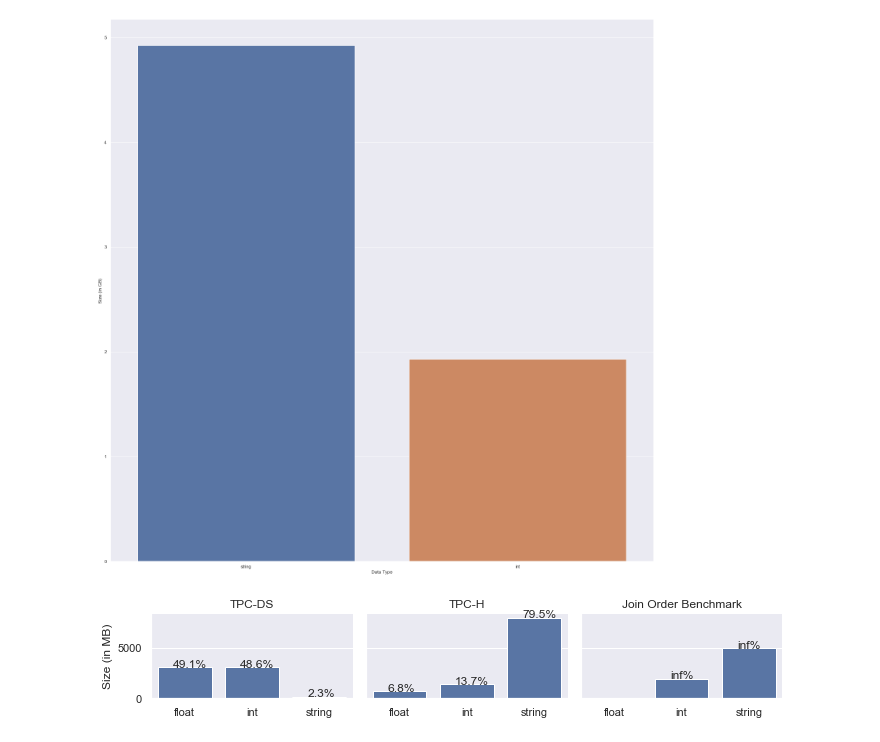
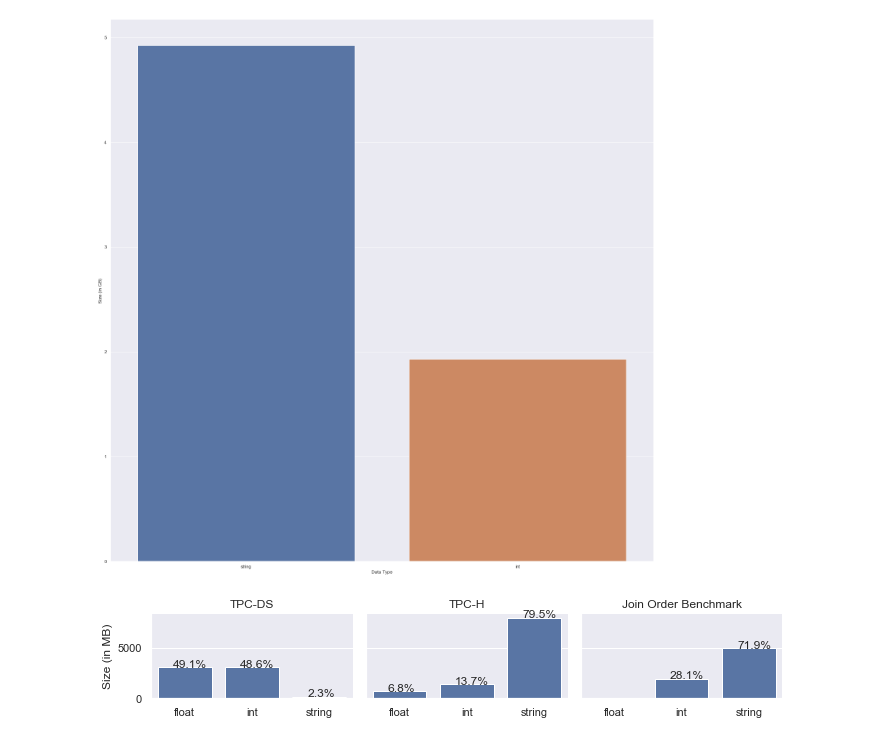
Before and after one commit to linuslh1996/column-compression, a Jupyter notebook: notebooks/AnalyseWorkloads.ipynb, the cells around one changed output. Drawn from its saved outputs; the diff is of its cells as text; code cells hidden in the pictures.

```diff
--- a/notebooks/AnalyseWorkloads.ipynb
+++ b/notebooks/AnalyseWorkloads.ipynb
@@ -76,31 +76,30 @@ plot_sizes(Path("../data/nemea_JOB_sf10_singlethreaded/sizes_Dictionary.txt"), "
 # %%
 def without_hue(plot: sns.FacetGrid, data: DataFrame, col: str, y: str, order: List[str]):
     for i, ax in enumerate(plot.axes.flatten()):
         total: int = data[data[col] == order[i]][y].sum()
         for p in ax.patches:
             percentage = '{:.1f}%'.format(100 * p.get_height()/total)
             x_val = p.get_x() + p.get_width() / 2 - 0.175
             y_val = p.get_y() + p.get_height()
             ax.annotate(percentage, (x_val, y_val), size = 12)
 
 tpch: DataFrame = be.load_sizes(Path("../data/nemea_TPC-H_sf10_singlethreaded/sizes_Dictionary.txt"))
 tpcds: DataFrame = be.load_sizes(Path("../data/nemea_TPC-DS_sf10_singlethreaded/sizes_Dictionary.txt"))
 jo: DataFrame = be.load_sizes(Path("../data/nemea_JOB_sf10_singlethreaded/sizes_Dictionary.txt"))
 
 tpch["Benchmark"] = ["TPC-H" for i in range(0,len(tpch))]
 tpcds["Benchmark"] = ["TPC-DS" for i in range(0,len(tpcds))]
 jo["Benchmark"] = ["Join Order Benchmark" for i in range(0,len(jo))]
 combined: DataFrame = tpch.append(tpcds).append(jo)
 accumulated: DataFrame = combined.groupby([be.DATA_TYPE, "Benchmark"], as_index=False)[be.SIZE_IN_GB].sum()
-x_order: List[str] = sorted(accumulated[be.DATA_TYPE], reverse=True)
 accumulated["Size (in MB)"] = [size * 1000 for size in accumulated[be.SIZE_IN_GB]]
 g = sns.catplot(data=accumulated, x=be.DATA_TYPE, y="Size (in MB)", kind="bar", col="Benchmark", palette=["C0", "C0", "C0"], height=2, aspect=1.6)
 g.set_titles(col_template="{col_name}")
 g.set_xlabels("")
-without_hue(g, data=accumulated, y="Size (in MB)", col="Benchmark", order=["TPC-DS", "TPC-H", "JOB"])
+without_hue(g, data=accumulated, y="Size (in MB)", col="Benchmark", order=["TPC-DS", "TPC-H", "Join Order Benchmark"])
 plt.savefig("visualizations/sizes.svg", bbox_inches = "tight")
 # %% [output]
-[figure, old version]
+[figure, new version]
 # %%
 tpch_work: DataFrame = ld.get_workload_data(workloads / "TPC-H")
 tpcds_work: DataFrame = ld.get_workload_data(workloads / "TPC-DS")
```
Also changed, not shown: parts of 2 cells of this notebook, 2 other files.
